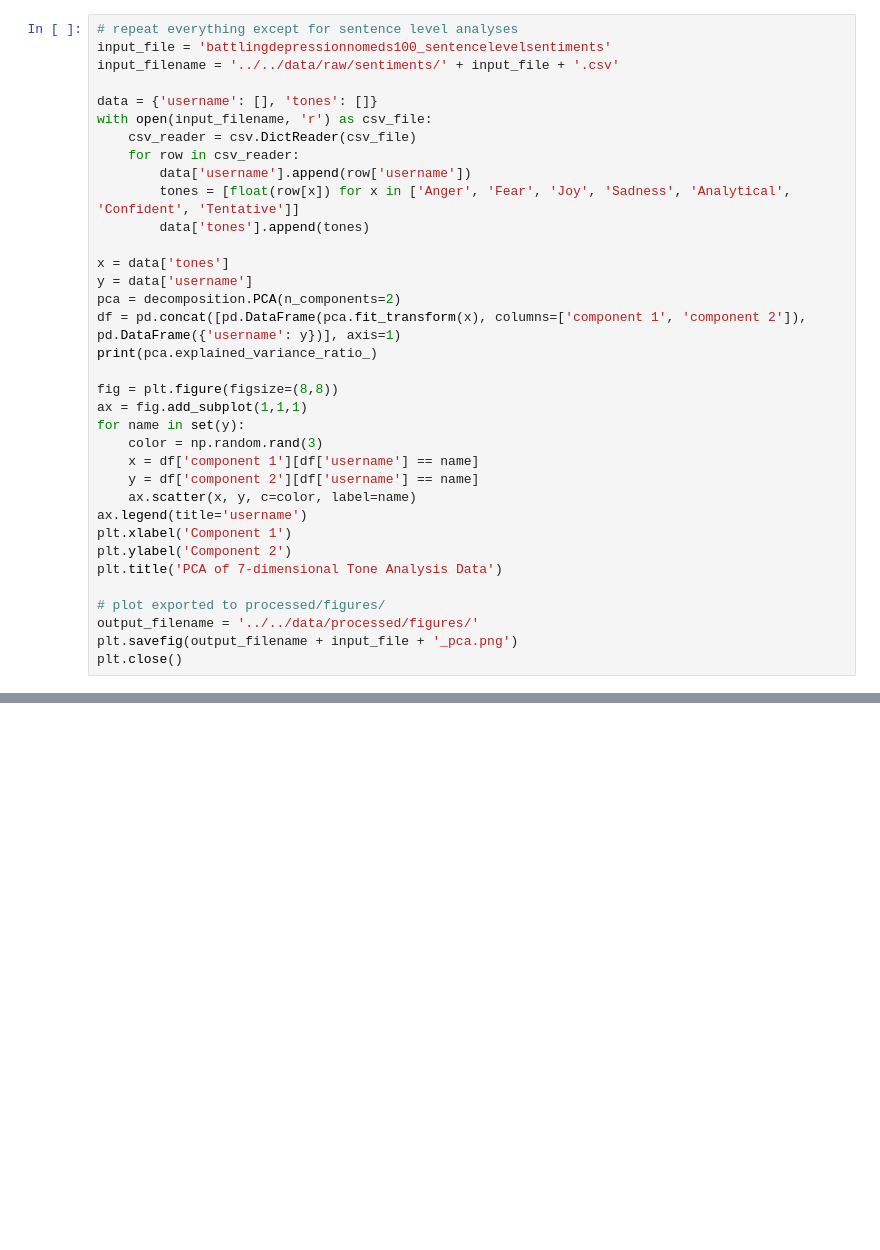
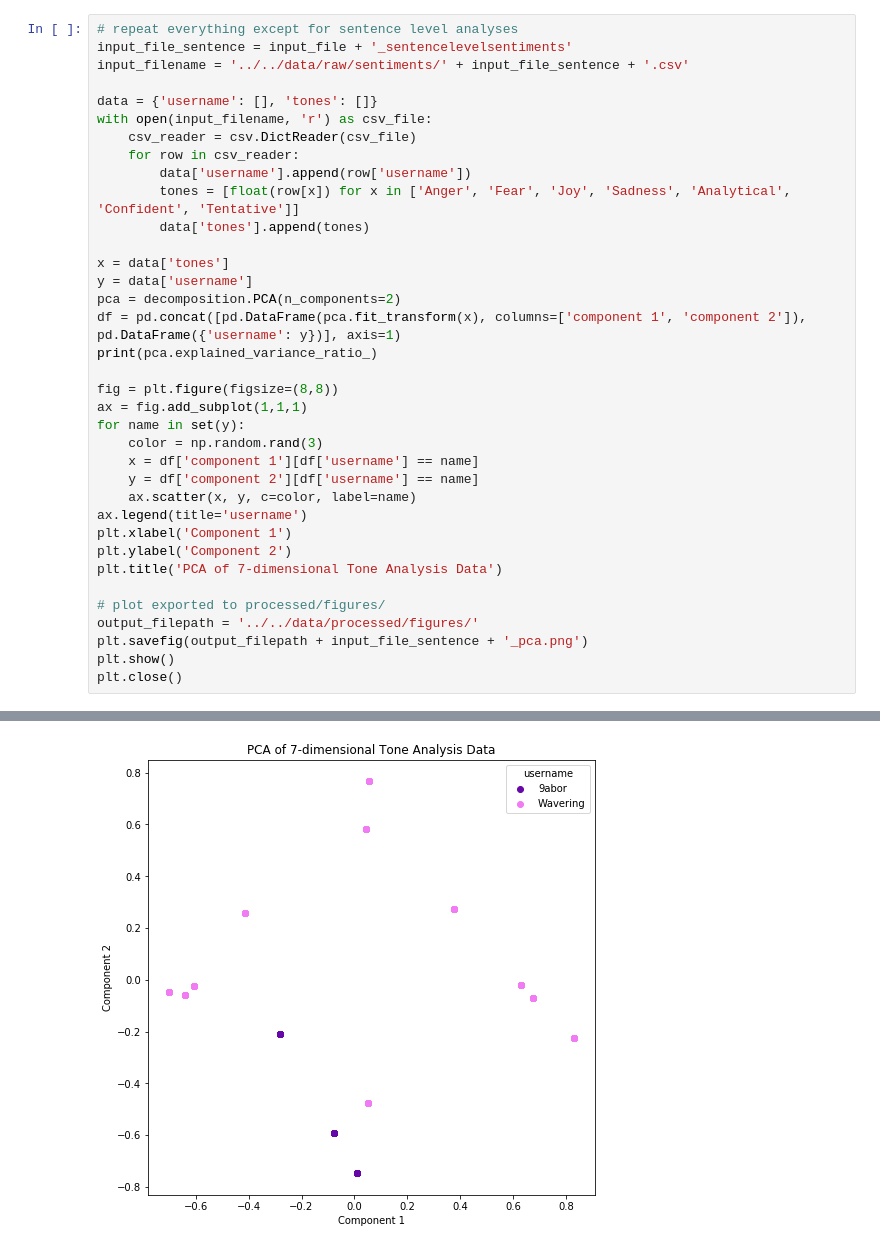
Before and after one commit to ADSA-UIUC/NLPFA18, a Jupyter notebook: notebook/exploratory_analysis/data_analysis_pca.ipynb, the cells around one changed output, grey strips where cells are left out. Drawn from its saved outputs; the diff is of its cells as text; blank space fills up the shorter version.

```diff
--- a/notebook/exploratory_analysis/data_analysis_pca.ipynb
+++ b/notebook/exploratory_analysis/data_analysis_pca.ipynb
@@ -45,7 +49,7 @@ plt.close()
 # %%
 # repeat everything except for sentence level analyses
-input_file = 'battlingdepressionnomeds100_sentencelevelsentiments'
-input_filename = '../../data/raw/sentiments/' + input_file + '.csv'
+input_file_sentence = input_file + '_sentencelevelsentiments'
+input_filename = '../../data/raw/sentiments/' + input_file_sentence + '.csv'
 
 data = {'username': [], 'tones': []}
 with open(input_filename, 'r') as csv_file:
@@ -74,7 +78,8 @@ plt.ylabel('Component 2')
 plt.title('PCA of 7-dimensional Tone Analysis Data')
 
 # plot exported to processed/figures/
-output_filename = '../../data/processed/figures/'
-plt.savefig(output_filename + input_file + '_pca.png')
+output_filepath = '../../data/processed/figures/'
+plt.savefig(output_filepath + input_file_sentence + '_pca.png')
+plt.show()
 plt.close()
 # %% [output]
@@ -81,0 +87 @@ plt.close()
+[figure, added]
```
Also changed, not shown: parts of 3 cells of this notebook, 6 other files.
